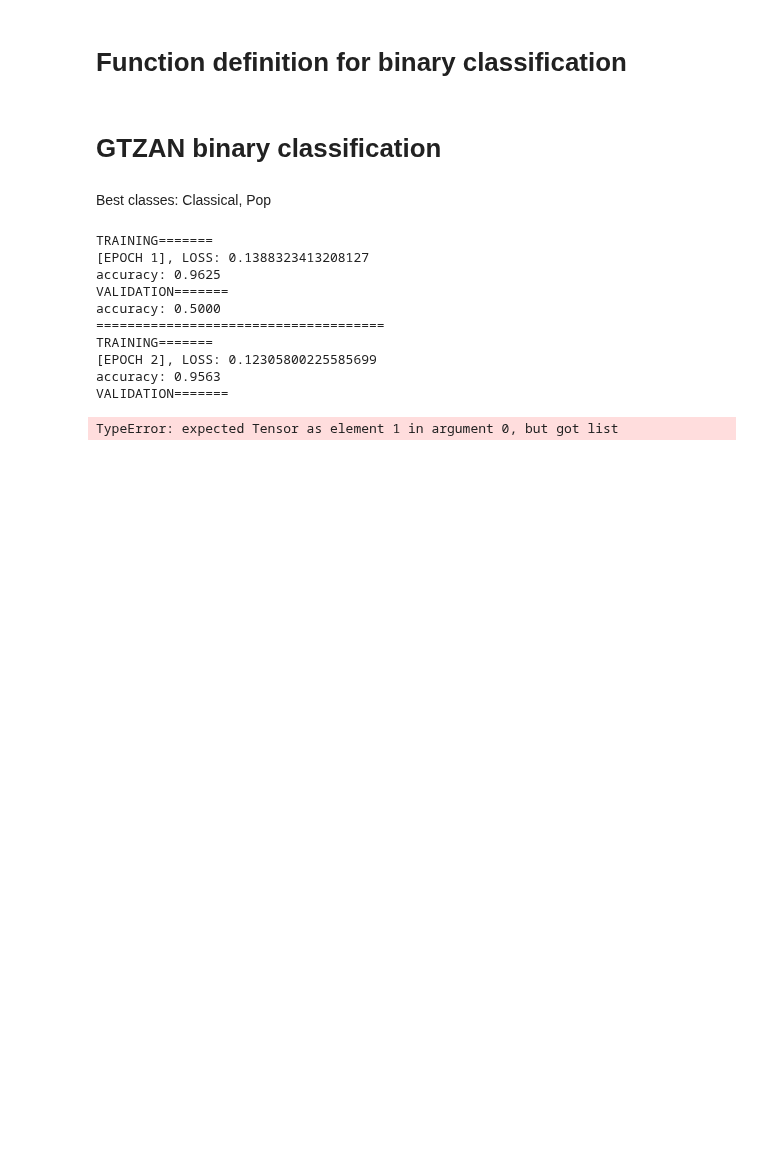
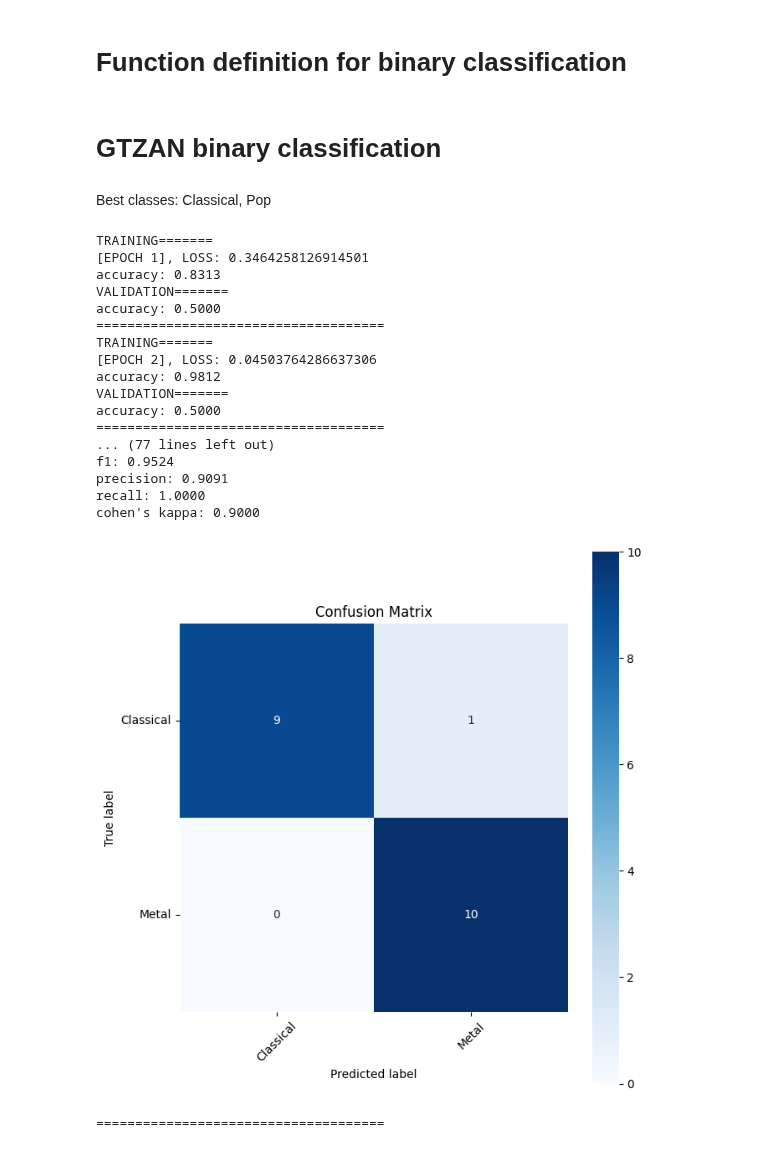
Before and after one commit to kadamczak/metric_analysis, a Jupyter notebook: src/tests.ipynb, the cells around one changed output. Cells and saved outputs as stored; diff of their text form; code cells hidden in the pictures; blank space fills up the shorter version.

Commit message:
Add Cohen's Kappa

```diff
--- a/src/tests.ipynb
+++ b/src/tests.ipynb
@@ -272,13 +268,25 @@ def get_predicted_classes(predictions):
+# %%
+# BINARY CLASSIFICATION (1 output neuron):
+# logits -> sigmoid -> round -> predicted class indexes
+
+# MULTI-CLASS CLASSIFICATION (N output neurons):
+# logits -> argmax -> predicted classes indexes
+def get_predicted_classes(predictions, is_binary):  # threshold for binary = 0.5
+    if (is_binary):
+        return [torch.round(torch.sigmoid(pred)) for pred in predictions]
+    else:
+        return [torch.argmax(pred) for pred in predictions]
 # %%
 class CohenKappa(Metric[torch.Tensor]):
-    def __init__(self, device = None) -> None:
+    def __init__(self, is_binary, device = None) -> None:
         super().__init__(device=device)
+        self.is_binary = is_binary
         self._add_state("true_classes", torch.tensor([], device=self.device))
         self._add_state("predicted_classes", torch.tensor([], device=self.device))
 
     @torch.inference_mode()
-    def update(self, labels, prediction_logits):
-        predicted = get_predicted_classes(prediction_logits)
+    def update(self, prediction_logits, labels):
+        predicted = torch.tensor(get_predicted_classes(prediction_logits, self.is_binary), device=self.device)
 
         self.true_classes = torch.cat((self.true_classes, labels))
         self.predicted_classes = torch.cat((self.predicted_classes, predicted))
@@ -349,20 +356,18 @@ BCEWithLogitsLoss - outputs squeeze, label float
 # %% [markdown]
 Binary metrics
 # %%
-# TODO
-
 def create_basic_binary_metrics():
     return { "accuracy": BinaryAccuracy(device=device),
+             "f1": BinaryF1Score(device=device),
             }
 
 def create_full_binary_metrics():
     basic_metrics = create_basic_binary_metrics()
     return { **basic_metrics,
 
-              "f1": BinaryF1Score(device=device),
               "precision": BinaryPrecision(device=device),
               "recall": BinaryRecall(device=device),
-              "cohen's kappa": CohenKappa(device=device),
+              "cohen's kappa": CohenKappa(device=device, is_binary=True),
 
               "confusion_matrix": BinaryConfusionMatrix(device=device),
            }
@@ -668,6 +710,8 @@ def trim_dataframe_to_binary_classification(df, class1, class2):
 # GTZAN binary classification
 # %% [markdown]
 Best classes: Classical, Pop
+# %%
+EPOCHS_GTZAN_BINARY = 15
 # %%
 BATCH_SIZE = 32
 CHANNELS = 3
@@ -690,24 +734,32 @@ basic_metrics_2 = create_basic_binary_metrics()
 full_metrics_2 = create_full_binary_metrics()
 # %%
 training_loop(model=model_gtzan_2,
-              epochs=2,
+              epochs=EPOCHS_GTZAN_BINARY,
               basic_metrics=basic_metrics_2,
               class_names=gtzan_2_classes,
               train_dl=gtzan_2_train_dl,
               val_dl=gtzan_2_val_dl,
               full_metrics=full_metrics_2)
 # %% [output]
 TRAINING=======
-[EPOCH 1], LOSS: 0.1388323413208127
-accuracy: 0.9625
+[EPOCH 1], LOSS: 0.3464258126914501
+accuracy: 0.8313
 VALIDATION=======
 accuracy: 0.5000
 =====================================
 TRAINING=======
-[EPOCH 2], LOSS: 0.12305800225585699
-accuracy: 0.9563
+[EPOCH 2], LOSS: 0.04503764286637306
+accuracy: 0.9812
 VALIDATION=======
+accuracy: 0.5000
+=====================================
+... (77 lines left out)
+f1: 0.9524
+precision: 0.9091
+recall: 1.0000
+cohen's kappa: 0.9000
+[figure, added]
-TypeError: expected Tensor as element 1 in argument 0, but got list
+=====================================
 # %%
 results_gtzan_2 = test_loop(model_gtzan_2, full_metrics_2, gtzan_2_classes, gtzan_2_test_dl)
 # %% [output]
```
Also changed, not shown: parts of 23 cells of this notebook, 6 other files.
